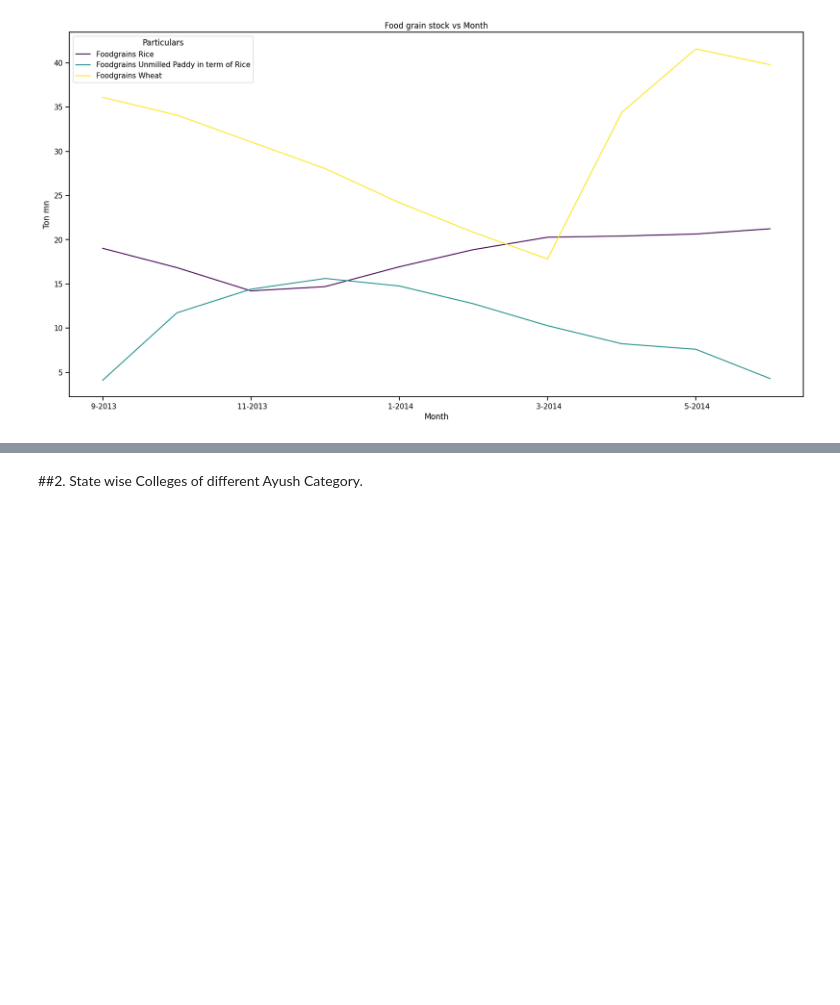
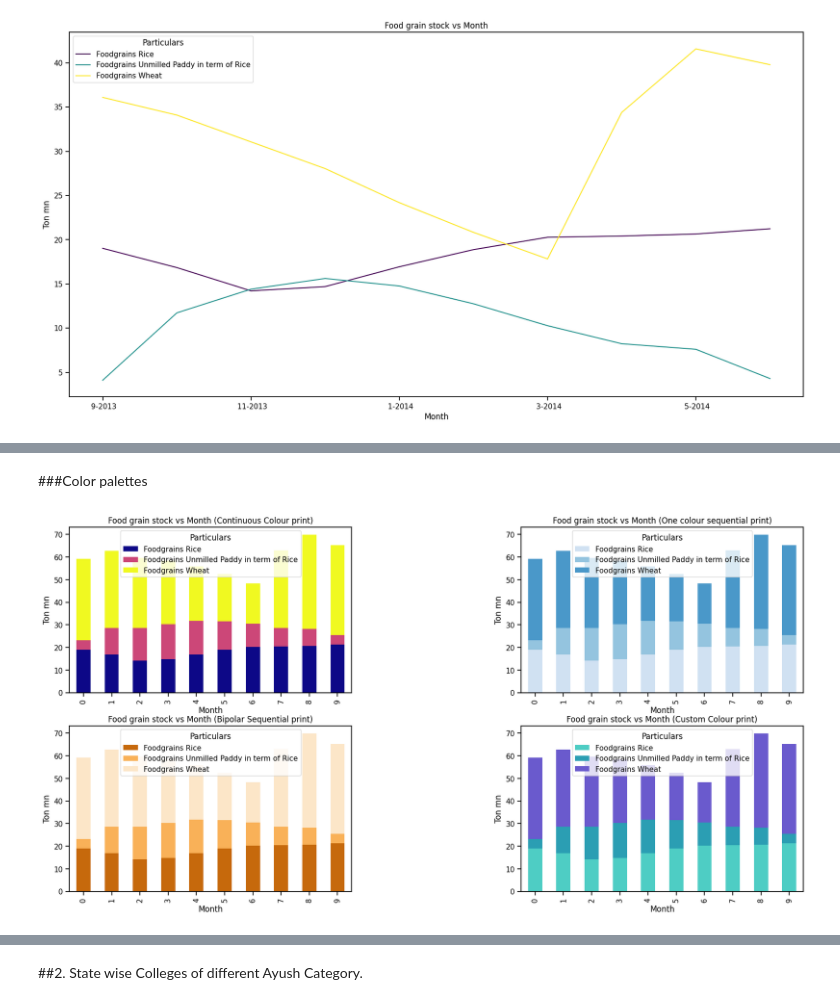
Before and after one commit to CyanTarantula/DV-Lab-4, a Jupyter notebook: B20AI050_DV_Lab4.ipynb, the cells around one changed output, grey strips where cells are left out. Drawn from its saved outputs; the diff is of its cells as text; code cells hidden in the pictures; blank space fills up the shorter version.

```diff
--- a/B20AI050_DV_Lab4.ipynb
+++ b/B20AI050_DV_Lab4.ipynb
@@ -105,0 +122,40 @@ plt.show()
+# %% [markdown]
+###Color palettes
+# %%
+sns.set_context('notebook')
+
+fig, axes = plt.subplots(2, 2, figsize=(40, 70))
+
+# Continuous colour
+fig1 = axes[0][0]
+df1_T.plot(kind='bar', stacked=True, figsize=(20, 10), cmap='plasma', ax=fig1)
+fig1.set_xlabel('Month')
+fig1.set_ylabel('Ton mn')
+fig1.set_title('Food grain stock vs Month (Continuous Colour print)')
+
+# One colour sequential
+fig2 = axes[0][1]
+df1_T.plot(kind='bar', stacked=True, figsize=(20, 10), color=sns.color_palette('Blues', n_colors=len(df1_T.columns)), ax=fig2)
+fig2.set_xlabel('Month')
+fig2.set_ylabel('Ton mn')
+fig2.set_title('Food grain stock vs Month (One colour sequential print)')
+
+# Bipolar Sequential
+fig3 = axes[1][0]
+df1_T.plot(kind='bar', stacked=True, figsize=(20, 10), color=sns.color_palette('PuOr'), ax=fig3)
+fig3.set_xlabel('Month')
+fig3.set_ylabel('Ton mn')
+fig3.set_title('Food grain stock vs Month (Bipolar Sequential print)')
+
+# Custom Colour
+fig4 = axes[1][1]
+df1_T.plot(kind='bar', stacked=True, figsize=(20, 10), color=['#4ecdc4', '#2b9eb3', '#6a5acd', '#4b0082', '#9400d3'], ax=fig4)
+fig4.set_xlabel('Month')
+fig4.set_ylabel('Ton mn')
+fig4.set_title('Food grain stock vs Month (Custom Colour print)')
+
+plt.subplots_adjust(wspace=0.6)
+
+plt.show()
+# %% [output]
+[figure, added]
```
Also changed, not shown: parts of 9 cells of this notebook.
